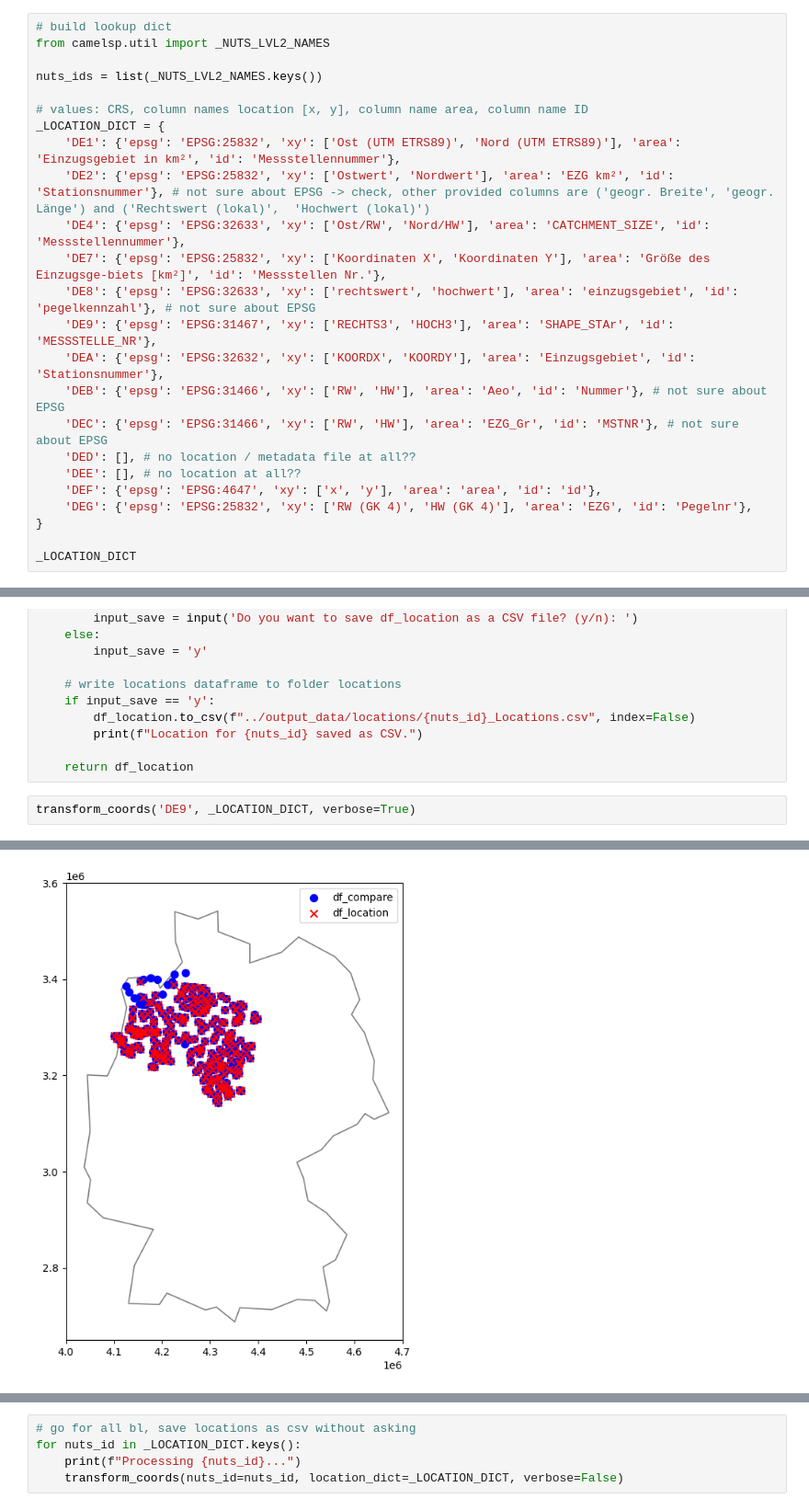
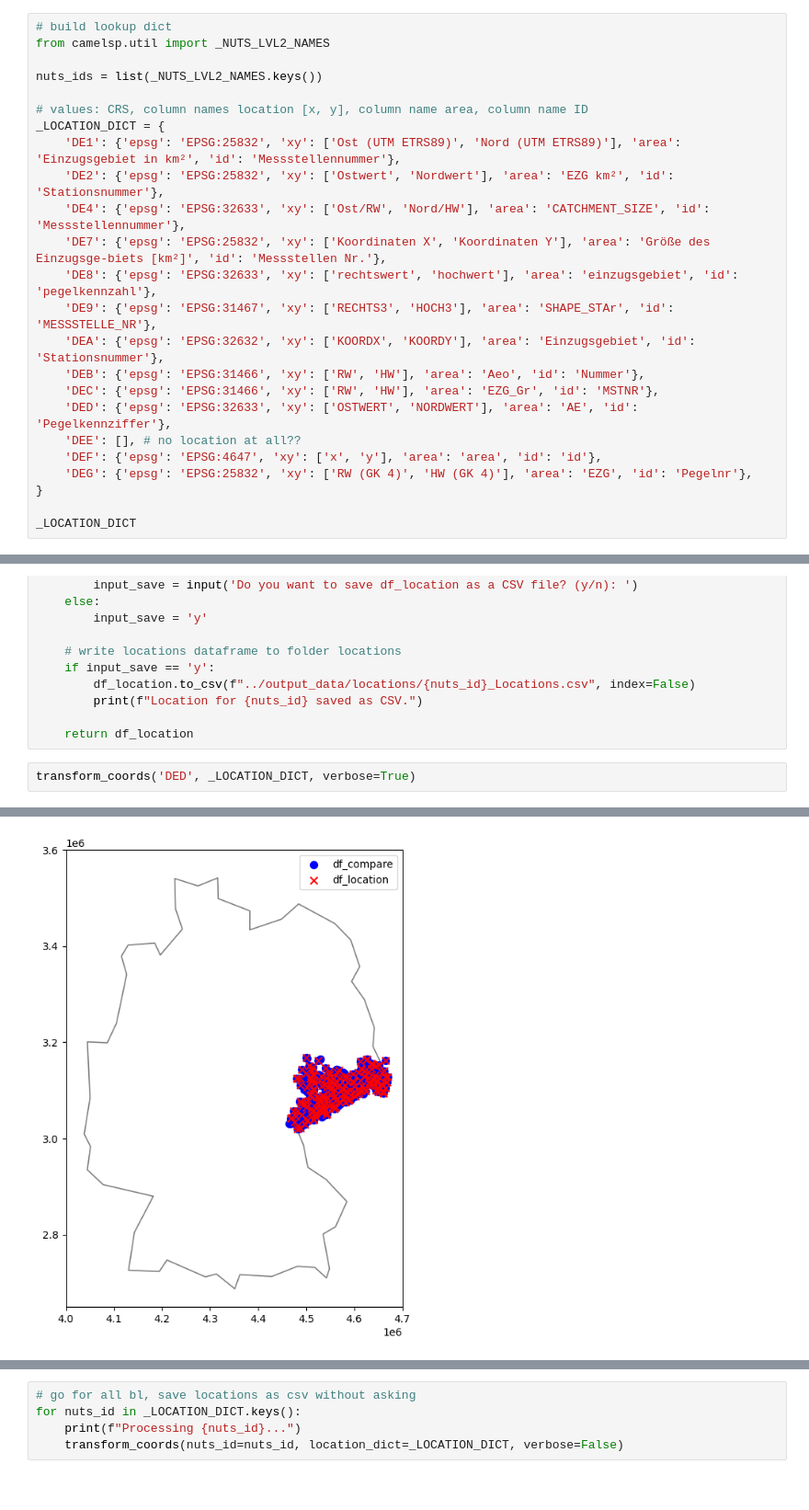
Before and after one commit to CAMELS-DE/camelsp, a Jupyter notebook: scripts/transform_coords.ipynb, the cells around one changed output, grey strips where cells are left out. Shown at 92% size. Cells and saved outputs as stored; diff of their text form.

Commit message:
Sachsen: add location from metadata

```diff
--- a/scripts/transform_coords.ipynb
+++ b/scripts/transform_coords.ipynb
@@ -36,15 +37,15 @@ nuts_ids = list(_NUTS_LVL2_NAMES.keys())
 # values: CRS, column names location [x, y], column name area, column name ID
 _LOCATION_DICT = {
     'DE1': {'epsg': 'EPSG:25832', 'xy': ['Ost (UTM ETRS89)', 'Nord (UTM ETRS89)'], 'area': 'Einzugsgebiet in km²', 'id': 'Messstellennummer'},
-    'DE2': {'epsg': 'EPSG:25832', 'xy': ['Ostwert', 'Nordwert'], 'area': 'EZG km²', 'id': 'Stationsnummer'}, # not sure about EPSG -> check, other provided columns are ('geogr. Breite', 'geogr. Länge') and ('Rechtswert (lokal)',	'Hochwert (lokal)')
+    'DE2': {'epsg': 'EPSG:25832', 'xy': ['Ostwert', 'Nordwert'], 'area': 'EZG km²', 'id': 'Stationsnummer'},
     'DE4': {'epsg': 'EPSG:32633', 'xy': ['Ost/RW', 'Nord/HW'], 'area': 'CATCHMENT_SIZE', 'id': 'Messstellennummer'},
     'DE7': {'epsg': 'EPSG:25832', 'xy': ['Koordinaten X', 'Koordinaten Y'], 'area': 'Größe des Einzugsge-biets [km²]', 'id': 'Messstellen Nr.'},
-    'DE8': {'epsg': 'EPSG:32633', 'xy': ['rechtswert', 'hochwert'], 'area': 'einzugsgebiet', 'id': 'pegelkennzahl'}, # not sure about EPSG
+    'DE8': {'epsg': 'EPSG:32633', 'xy': ['rechtswert', 'hochwert'], 'area': 'einzugsgebiet', 'id': 'pegelkennzahl'},
     'DE9': {'epsg': 'EPSG:31467', 'xy': ['RECHTS3', 'HOCH3'], 'area': 'SHAPE_STAr', 'id': 'MESSSTELLE_NR'},
     'DEA': {'epsg': 'EPSG:32632', 'xy': ['KOORDX', 'KOORDY'], 'area': 'Einzugsgebiet', 'id': 'Stationsnummer'},
-    'DEB': {'epsg': 'EPSG:31466', 'xy': ['RW', 'HW'], 'area': 'Aeo', 'id': 'Nummer'}, # not sure about EPSG
-    'DEC': {'epsg': 'EPSG:31466', 'xy': ['RW', 'HW'], 'area': 'EZG_Gr', 'id': 'MSTNR'}, # not sure about EPSG
-    'DED': [], # no location / metadata file at all??
+    'DEB': {'epsg': 'EPSG:31466', 'xy': ['RW', 'HW'], 'area': 'Aeo', 'id': 'Nummer'},
+    'DEC': {'epsg': 'EPSG:31466', 'xy': ['RW', 'HW'], 'area': 'EZG_Gr', 'id': 'MSTNR'},
+    'DED': {'epsg': 'EPSG:32633', 'xy': ['OSTWERT', 'NORDWERT'], 'area': 'AE', 'id': 'Pegelkennziffer'},
     'DEE': [], # no location at all??
     'DEF': {'epsg': 'EPSG:4647', 'xy': ['x', 'y'], 'area': 'area', 'id': 'id'},
     'DEG': {'epsg': 'EPSG:25832', 'xy': ['RW (GK 4)', 'HW (GK 4)'], 'area': 'EZG', 'id': 'Pegelnr'},
@@ -224,5 +225,5 @@ def transform_coords(nuts_id: str, location_dict: dict, verbose: bool=True) -> p
 
     return df_location
 # %%
-transform_coords('DE9', _LOCATION_DICT, verbose=True)
+transform_coords('DED', _LOCATION_DICT, verbose=True)
 # %% [output]
@@ -246 +247 @@ df_location:
-[figure, old version]
+[figure, new version]
```
Also changed, not shown: parts of 5 cells of this notebook.
